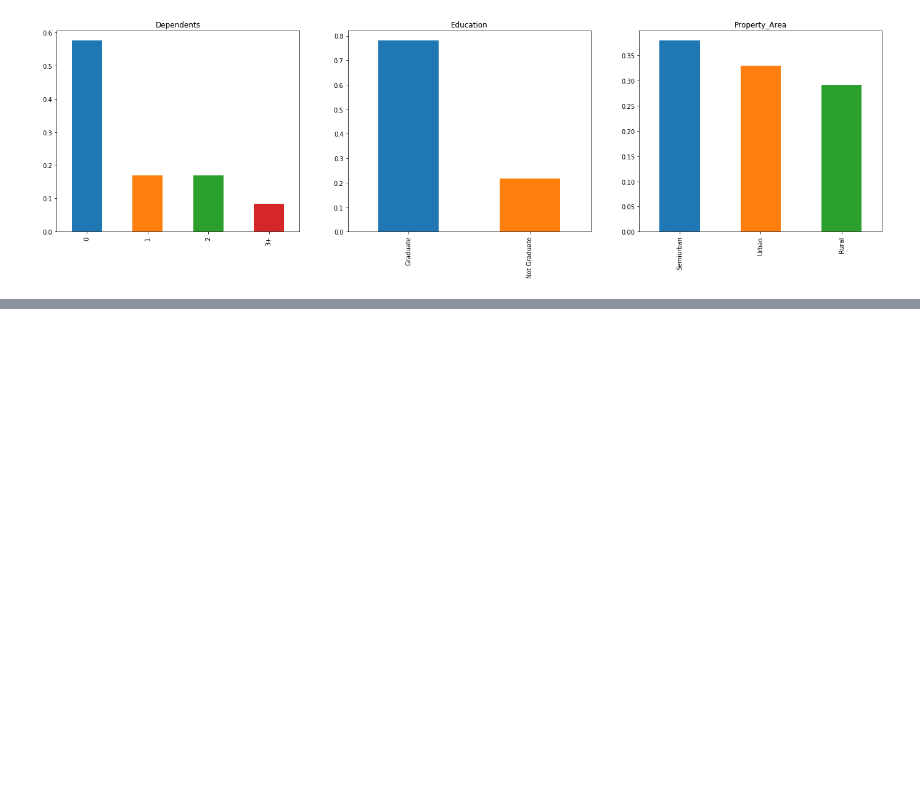
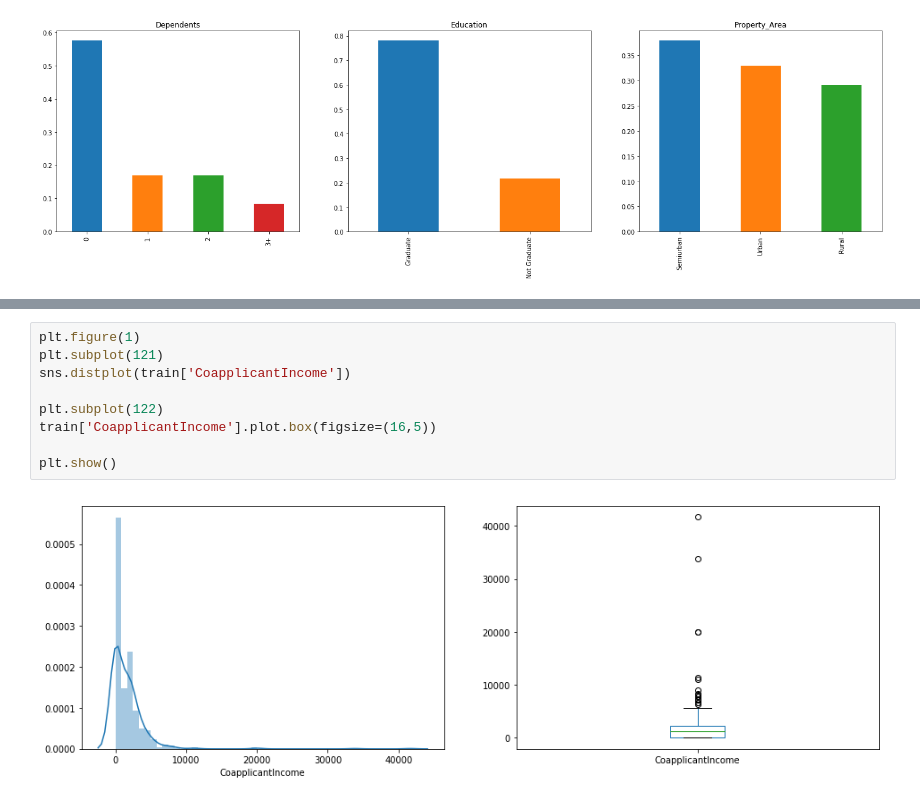
Before and after one commit to ThePhiri/loan_predictor, a Jupyter notebook: loan_predictor.ipynb, the cells around one changed output, grey strips where cells are left out. Drawn from its saved outputs; the diff is of its cells as text; blank space fills up the shorter version.

```diff
--- a/loan_predictor.ipynb
+++ b/loan_predictor.ipynb
@@ -97,0 +115,11 @@ plt.show()
+# %%
+plt.figure(1)
+plt.subplot(121)
+sns.distplot(train['CoapplicantIncome'])
+
+plt.subplot(122)
+train['CoapplicantIncome'].plot.box(figsize=(16,5))
+
+plt.show()
+# %% [output]
+[figure, added]
```
Also changed, not shown: parts of 4 cells of this notebook.
